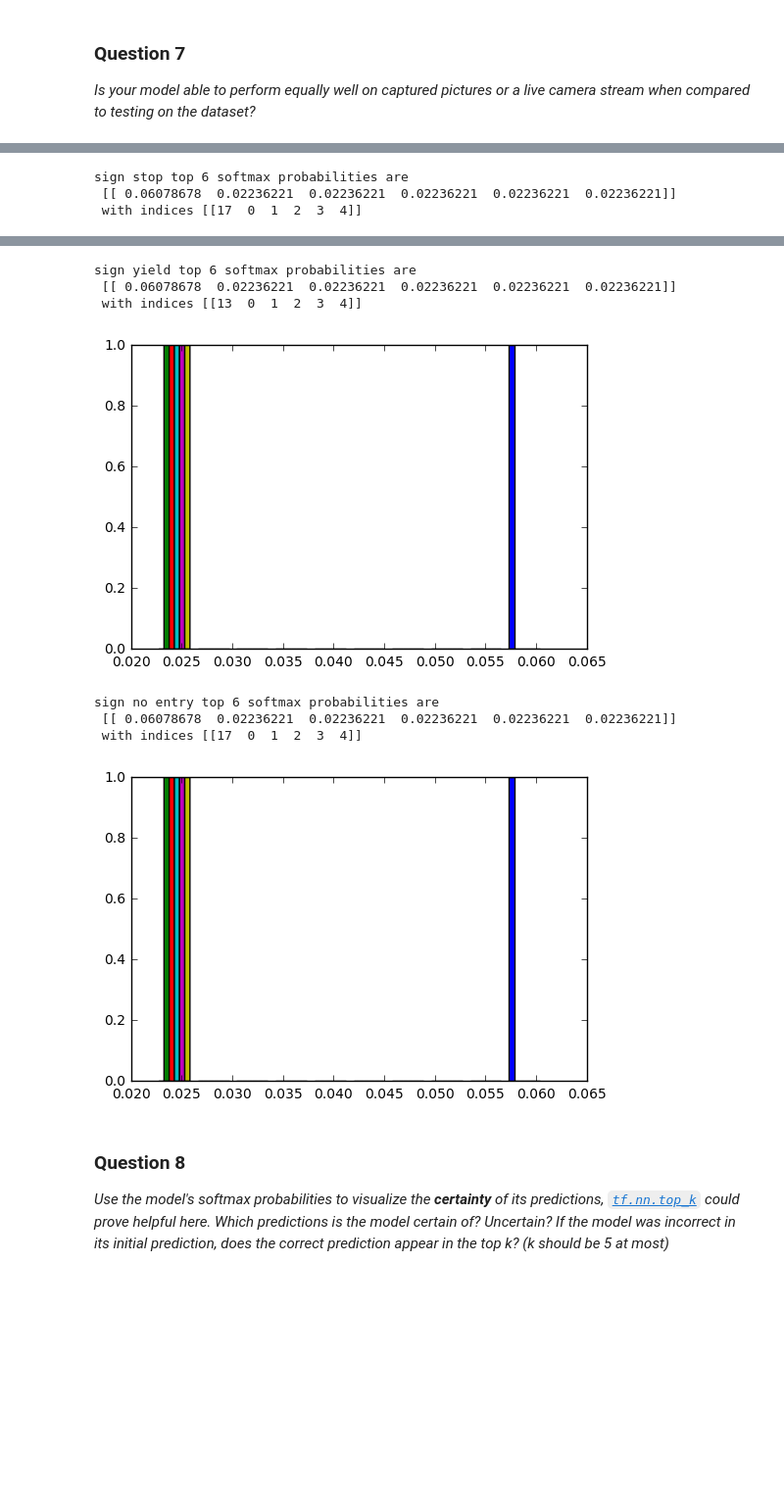
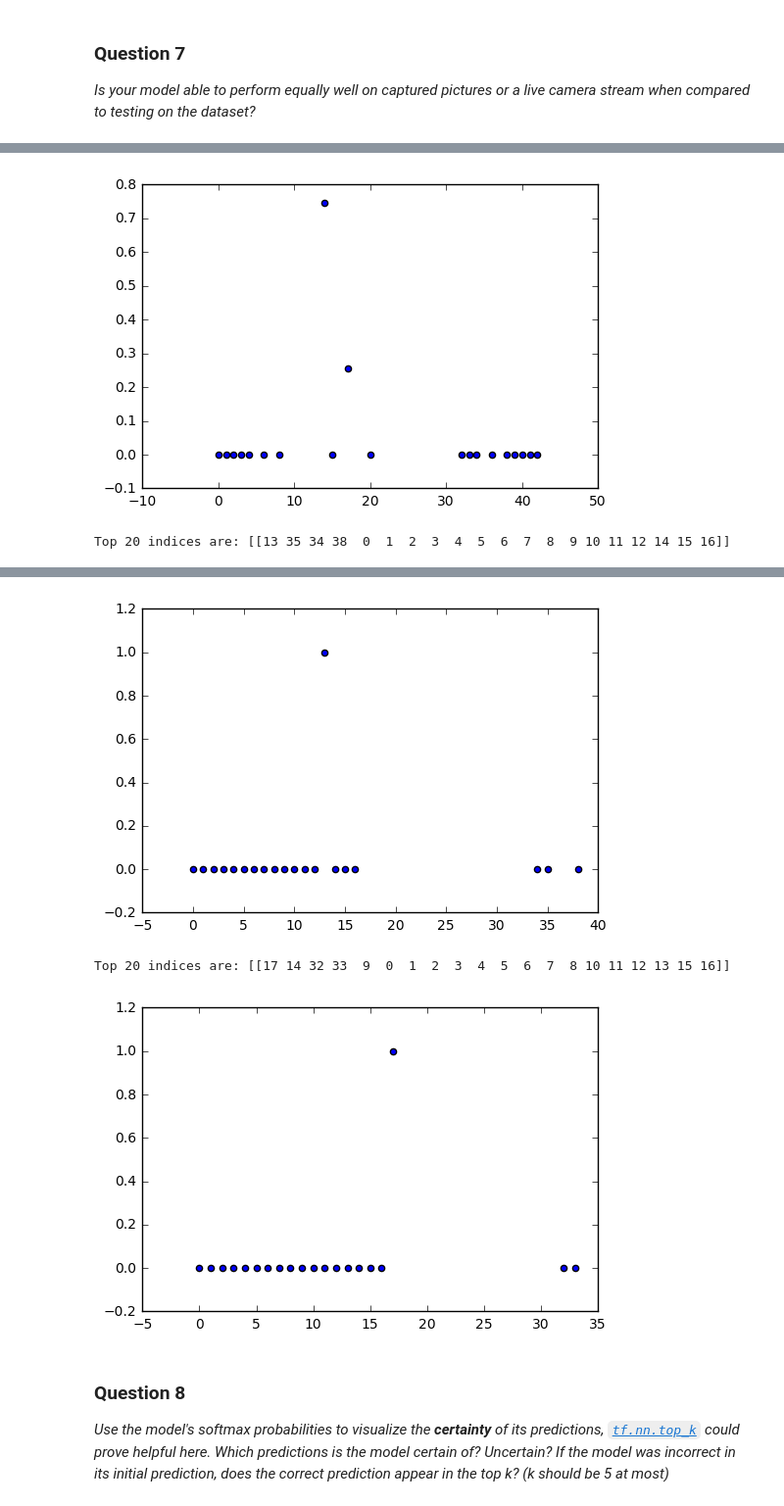
Before and after one commit to workingyifei/SDND, a Jupyter notebook: traffic-signs/Traffic_Signs_Recognition.ipynb, the cells around one changed output, grey strips where cells are left out. Shown: that part at 98% size. Saved outputs shown, nothing was run; the diff lists cells and outputs as text; code cells hidden in the pictures; blank space fills up the shorter version.

Commit message:
modified softmax visualization

```diff
--- a/traffic-signs/Traffic_Signs_Recognition.ipynb
+++ b/traffic-signs/Traffic_Signs_Recognition.ipynb
@@ -439,6 +451,7 @@ for i, each in enumerate(img):
     plt.imshow(each, cmap='gray')
     plt.show()
     img[i] = each.reshape([1, 32, 32, 1])
+    img[i] = np.asarray(img[i])/255
 print(img[0].shape)
 # %% [output]
 [figure]
@@ -485,9 +504,10 @@ _Is your model able to perform equally well on captured pictures or a live camer
 ### Feel free to use as many code cells as needed.
 
 for i in range(5):
-    values, indices = session.run(tf.nn.top_k(tf.nn.softmax(y_pred.eval(feed_dict={x: img[i]}, session=session)), k=6))
-    print("sign {0} top 6 softmax probabilities are \n {1}\n with indices {2}". format(label[i], values, indices))
-    print("\n")
-    plt.hist(values)
+    prob = session.run(y_pred, feed_dict={x: img[i]})
+    values, indices = session.run(tf.nn.top_k(prob, k=20))
+
+    plt.scatter(indices[0], values[0])
+    print("Top 20 indices are:", indices)
     plt.show()
 # %% [output]
@@ -504,3 +519,2 @@ sign 80kmh top 6 softmax probabilities are
+[figure, new version]
-sign stop top 6 softmax probabilities are
- [[ 0.06078678  0.02236221  0.02236221  0.02236221  0.02236221  0.02236221]]
- with indices [[17  0  1  2  3  4]]
+Top 20 indices are: [[13 35 34 38  0  1  2  3  4  5  6  7  8  9 10 11 12 14 15 16]]
@@ -508,11 +521,6 @@ sign stop top 6 softmax probabilities are
+[figure, new version]
-sign yield top 6 softmax probabilities are
- [[ 0.06078678  0.02236221  0.02236221  0.02236221  0.02236221  0.02236221]]
- with indices [[13  0  1  2  3  4]]
+Top 20 indices are: [[17 14 32 33  9  0  1  2  3  4  5  6  7  8 10 11 12 13 15 16]]
-[figure, old version]
-sign no entry top 6 softmax probabilities are
- [[ 0.06078678  0.02236221  0.02236221  0.02236221  0.02236221  0.02236221]]
- with indices [[17  0  1  2  3  4]]
-[figure, old version]
+[figure, new version]
 # %% [markdown]
 ### Question 8
 
```
Also changed, not shown: parts of 5 cells of this notebook, 2 other files.
